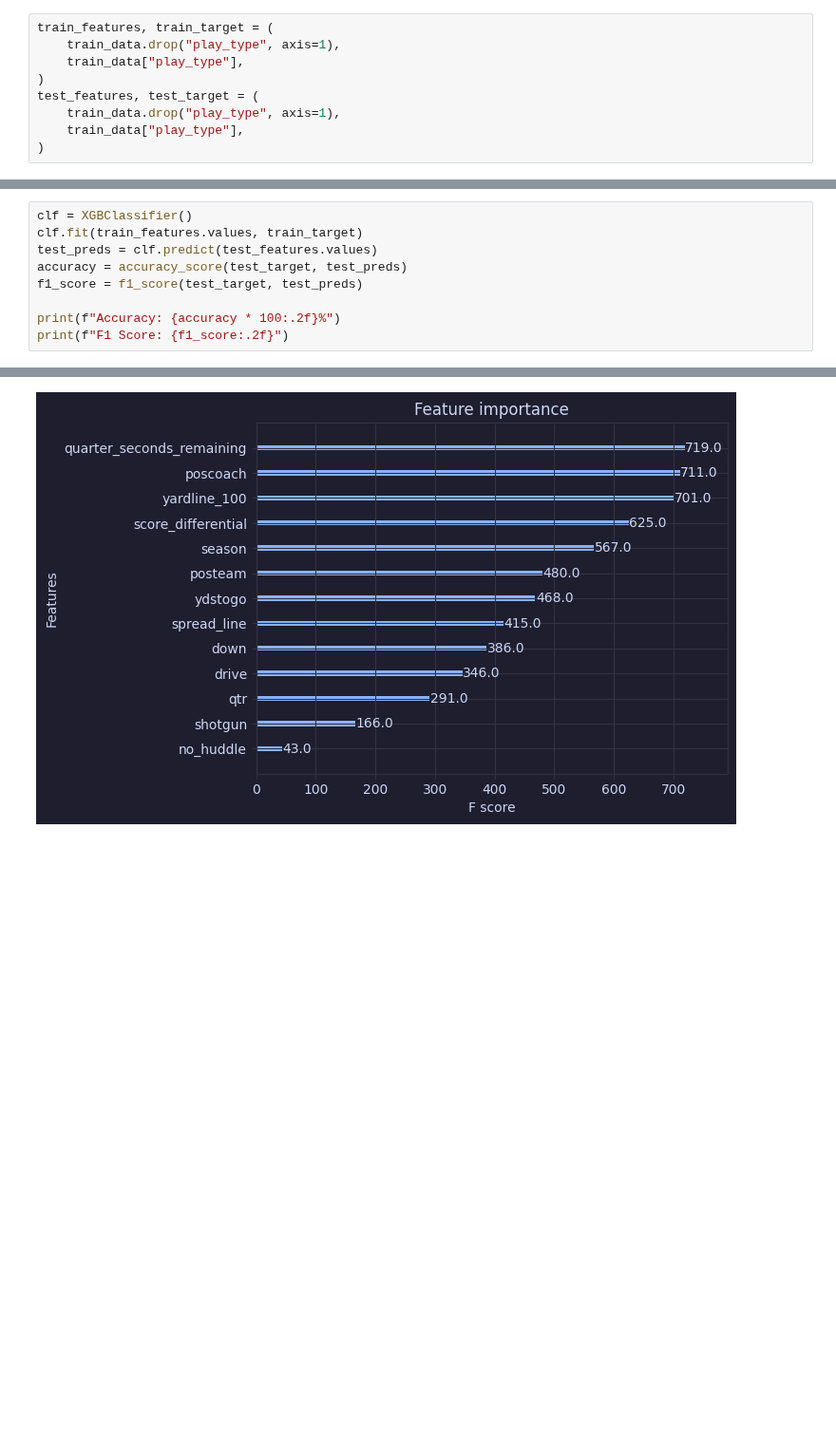
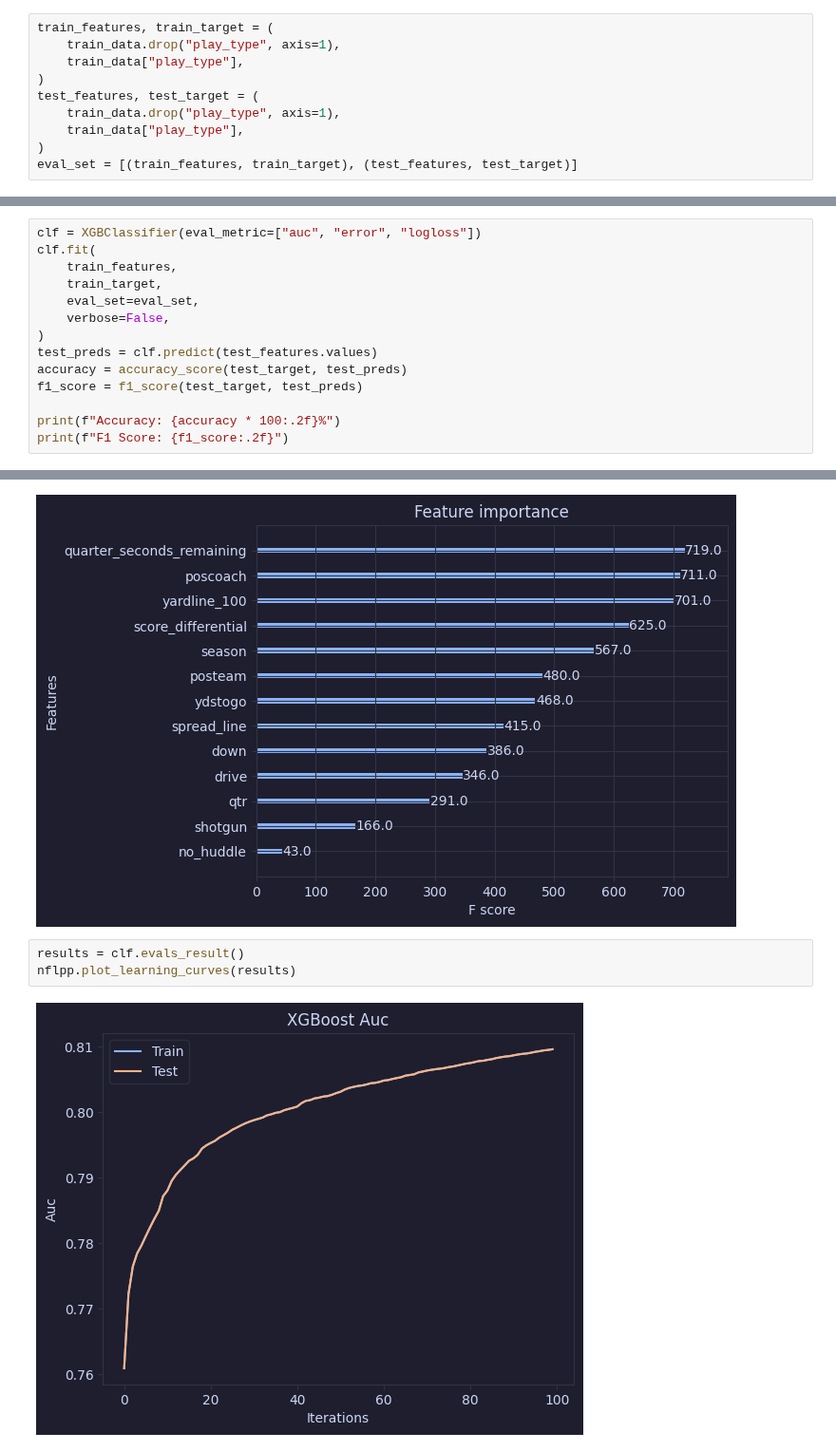
Before and after one commit to hansmissenheim/play-prediction, a Jupyter notebook: notebooks/xgb.ipynb, the cells around one changed output, grey strips where cells are left out. Shown at 95% size. Cells and saved outputs as stored; diff of their text form; blank space fills up the shorter version.

Commit message:
Add function for plotting learning curves

```diff
--- a/notebooks/xgb.ipynb
+++ b/notebooks/xgb.ipynb
@@ -98,11 +98,17 @@ test_features, test_target = (
     train_data.drop("play_type", axis=1),
     train_data["play_type"],
 )
+eval_set = [(train_features, train_target), (test_features, test_target)]
 # %% [markdown]
 ## Model Training
 # %%
-clf = XGBClassifier()
-clf.fit(train_features.values, train_target)
+clf = XGBClassifier(eval_metric=["auc", "error", "logloss"])
+clf.fit(
+    train_features,
+    train_target,
+    eval_set=eval_set,
+    verbose=False,
+)
 test_preds = clf.predict(test_features.values)
 accuracy = accuracy_score(test_target, test_preds)
 f1_score = f1_score(test_target, test_preds)
@@ -144,3 +150,8 @@ plot_importance(clf)
 plt.show()
 # %% [output]
 [figure]
+# %%
+results = clf.evals_result()
+nflpp.plot_learning_curves(results)
+# %% [output]
+[figure, added]
```
Also changed, not shown: parts of 1 cell of this notebook, 2 other files.
